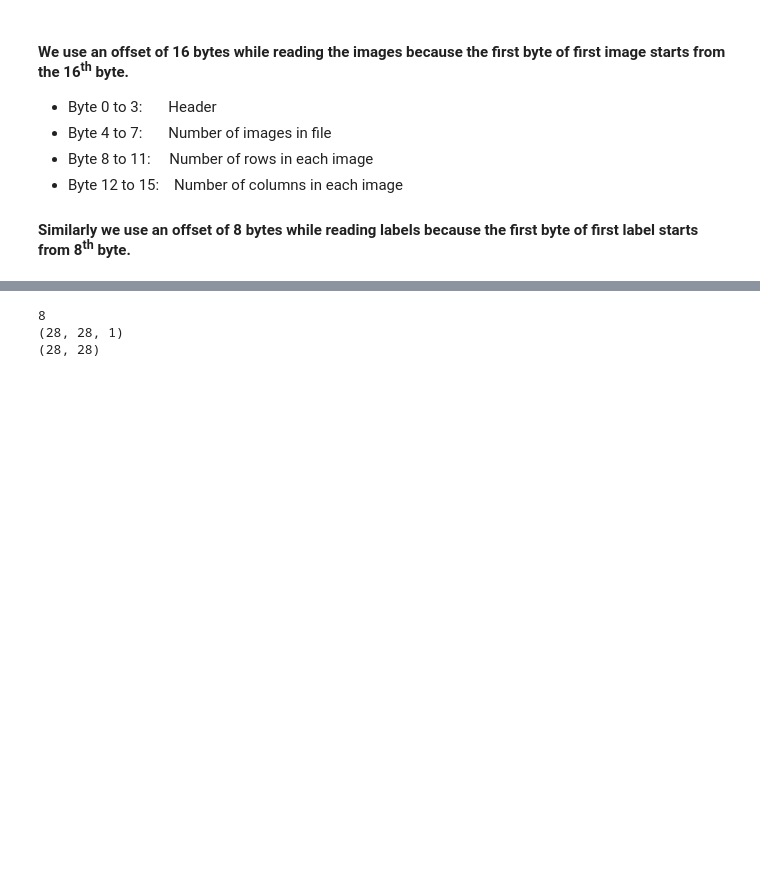
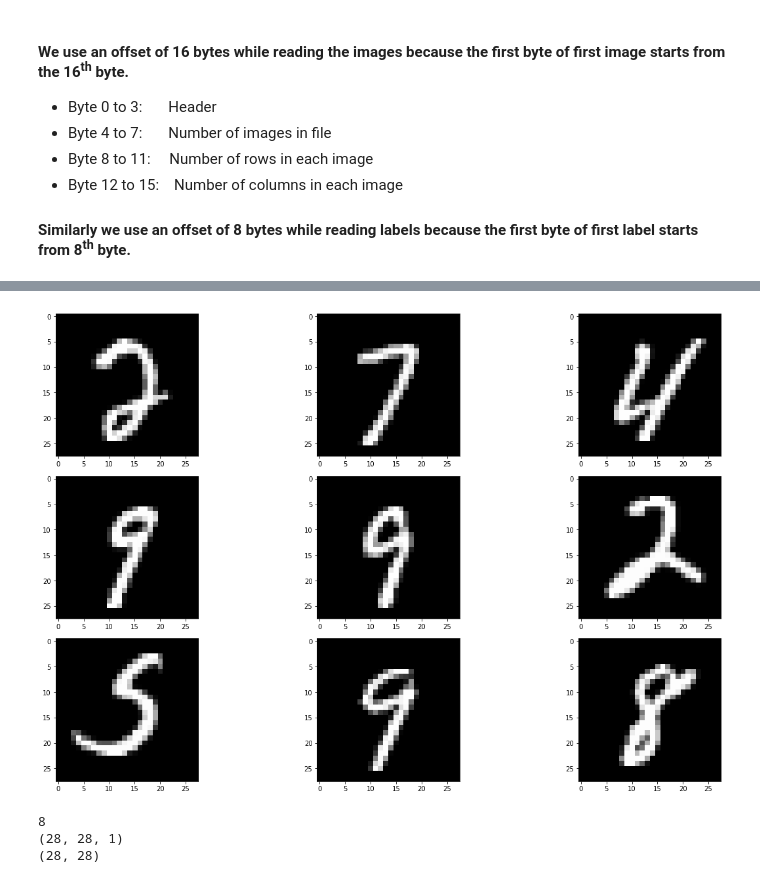
Before and after one commit to fhdbbk/character_recognizer, a Jupyter notebook: ocr.ipynb, the cells around one changed output, grey strips where cells are left out. Drawn from its saved outputs; the diff is of its cells as text; code cells hidden in the pictures; blank space fills up the shorter version.

```diff
--- a/ocr.ipynb
+++ b/ocr.ipynb
@@ -45,6 +45,28 @@ dict_keys(['test_labels', 'test_images', 'training_images', 'training_labels'])
 (60000,)
 (10000, 28, 28, 1)
 (10000,)
+# %%
+def display_image_grid(shape, images):
+    rows = shape[0]
+    cols = shape[1]
+    f, ax = plt.subplots(rows, cols, figsize=(16, 11))
+    f.tight_layout()
+    i = 0
+    for row in range(rows):
+        for col in range(cols):
+            image = images[i].squeeze()
+            ax[row,col].imshow(image, cmap='gray')
+            cv2.imwrite("test" + str(i) + ".png", image)
+            i += 1
+        row += 1
+    plt.subplots_adjust(left=0., right=1, top=0.9, bottom=0.)
+# %%
+import random
+index = random.randint(0, len(mnist['test_images']))
+imgs = [mnist['test_images'][idx] for idx in range(index, index+10)]
+display_image_grid((3, 3), imgs)
+# %% [output]
+[figure, added]
 # %%
 import random
 index = random.randint(0, len(mnist['training_images']))
```
Also changed, not shown: parts of 6 cells of this notebook, 14 other files.
